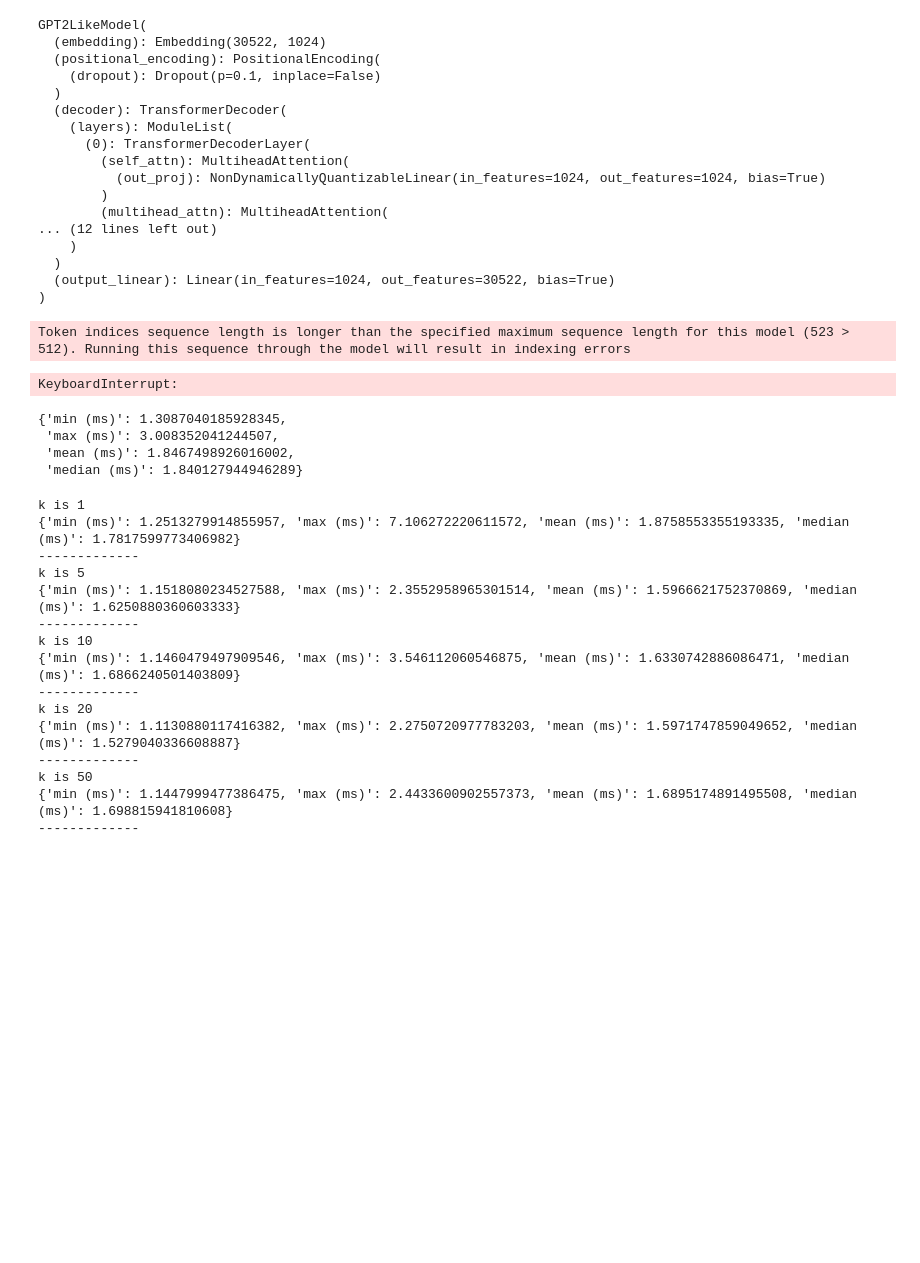
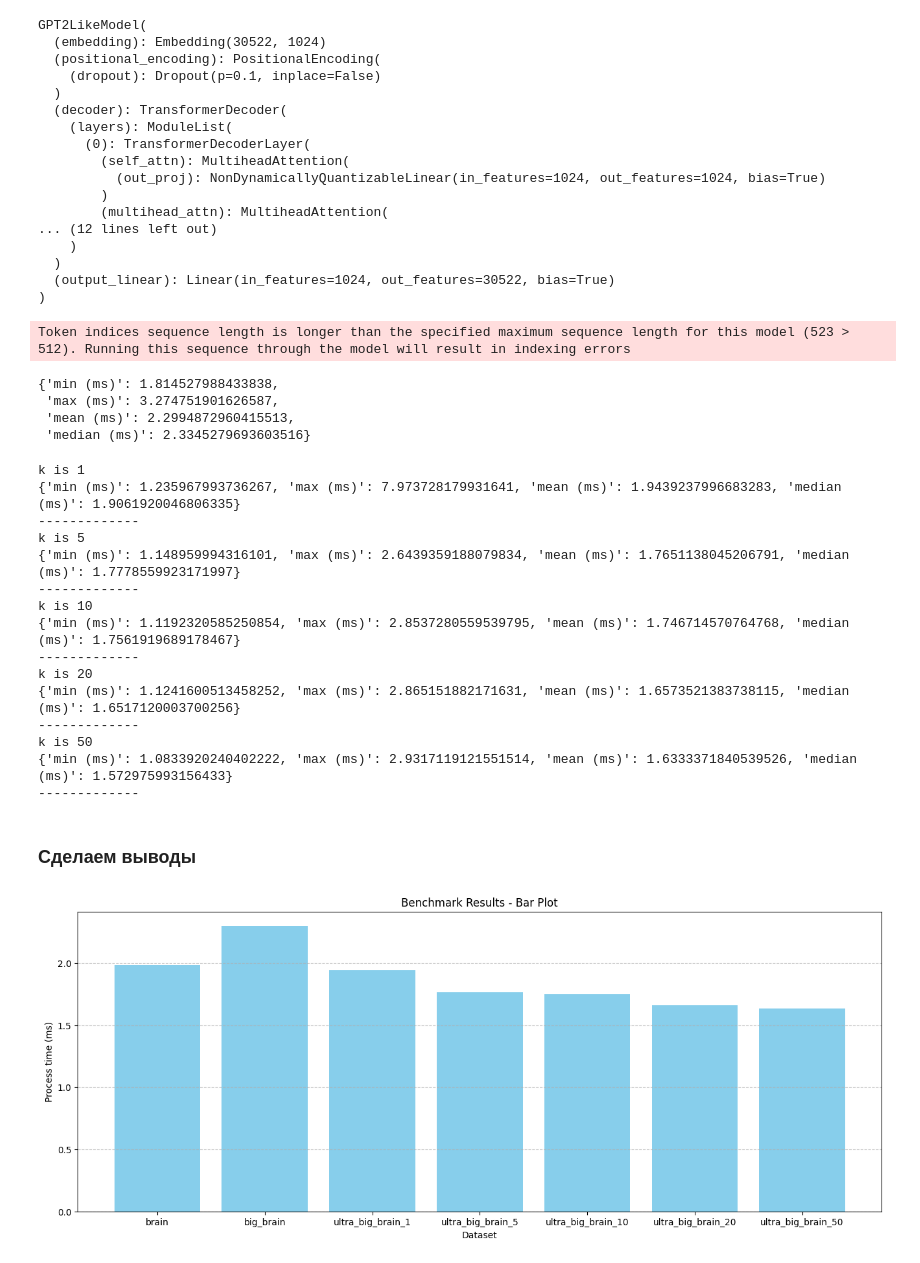
Before and after one commit to timka-byzov/efficient-dl-systems, a Jupyter notebook: week03_fast_pipelines/homework/task2/task.ipynb, the cells around one changed output. Drawn from its saved outputs; the diff is of its cells as text; code cells hidden in the pictures; blank space fills up the shorter version.

```diff
--- a/week03_fast_pipelines/homework/task2/task.ipynb
+++ b/week03_fast_pipelines/homework/task2/task.ipynb
@@ -75,6 +75,8 @@ def get_tokenizer():
 tokenizer = get_tokenizer()
 # %%
 import numpy as np
+
+stats = {}
 
 def compute_stats(times: np.ndarray):
     return {
@@ -120,10 +122,9 @@ from dataset import BrainDataset
 brain_dataset = BrainDataset(DATA_PATH, tokenizer, max_length=MAX_LENGTH)
 loader_brain = DataLoader(brain_dataset, batch_size=BATCH_SIZE, shuffle=True)
 
-compute_stats(run_epoch(loader_brain, model, device))
+stats["brain"] = compute_stats(run_epoch(loader_brain, model, device))
 # %% [output]
 Token indices sequence length is longer than the specified maximum sequence length for this model (523 > 512). Running this sequence through the model will result in indexing errors
-KeyboardInterrupt:
 # %%
 from dataset import BigBrainDataset, manual_collate_fn
 
@@ -131,12 +132,14 @@ from dataset import BigBrainDataset, manual_collate_fn
 big_brain_dataset = BigBrainDataset(DATA_PATH, tokenizer)
 loader_big_brain = DataLoader(big_brain_dataset, batch_size=BATCH_SIZE, shuffle=True, collate_fn=lambda b: manual_collate_fn(b, max_length=None))
 
-compute_stats(run_epoch(loader_big_brain, model, device))
+stats["big_brain"] = compute_stats(run_epoch(loader_big_brain, model, device))
+
+stats["big_brain"]
 # %% [output]
-{'min (ms)': 1.3087040185928345,
- 'max (ms)': 3.008352041244507,
- 'mean (ms)': 1.8467498926016002,
- 'median (ms)': 1.840127944946289}
+{'min (ms)': 1.814527988433838,
+ 'max (ms)': 3.274751901626587,
+ 'mean (ms)': 2.2994872960415513,
+ 'median (ms)': 2.3345279693603516}
 # %%
 from dataset import UltraBigBrainBatchSampler, UltraBigBrainDataset, manual_collate_fn
 
@@ -156,21 +159,22 @@ for k in (1, 5, 10, 20, 50):
         collate_fn=lambda b: manual_collate_fn(b, max_length=None)
     )
     print(f"k is {k}")
-    print(compute_stats(run_epoch(ultra_big_brain_loader, model, device)))
+    stats[f"ultra_big_brain_{k}"] = compute_stats(run_epoch(ultra_big_brain_loader, model, device))
+    print(stats[f"ultra_big_brain_{k}"])
     print("-------------")
 # %% [output]
 k is 1
-{'min (ms)': 1.2513279914855957, 'max (ms)': 7.106272220611572, 'mean (ms)': 1.8758553355193335, 'median (ms)': 1.7817599773406982}
+{'min (ms)': 1.235967993736267, 'max (ms)': 7.973728179931641, 'mean (ms)': 1.9439237996683283, 'median (ms)': 1.9061920046806335}
 -------------
 k is 5
-{'min (ms)': 1.1518080234527588, 'max (ms)': 2.3552958965301514, 'mean (ms)': 1.5966621752370869, 'median (ms)': 1.6250880360603333}
+{'min (ms)': 1.148959994316101, 'max (ms)': 2.6439359188079834, 'mean (ms)': 1.7651138045206791, 'median (ms)': 1.7778559923171997}
 -------------
 k is 10
-{'min (ms)': 1.1460479497909546, 'max (ms)': 3.546112060546875, 'mean (ms)': 1.6330742886086471, 'median (ms)': 1.6866240501403809}
+{'min (ms)': 1.1192320585250854, 'max (ms)': 2.8537280559539795, 'mean (ms)': 1.746714570764768, 'median (ms)': 1.7561919689178467}
 -------------
 k is 20
-{'min (ms)': 1.1130880117416382, 'max (ms)': 2.2750720977783203, 'mean (ms)': 1.5971747859049652, 'median (ms)': 1.5279040336608887}
+{'min (ms)': 1.1241600513458252, 'max (ms)': 2.865151882171631, 'mean (ms)': 1.6573521383738115, 'median (ms)': 1.6517120003700256}
 -------------
 k is 50
-{'min (ms)': 1.1447999477386475, 'max (ms)': 2.4433600902557373, 'mean (ms)': 1.6895174891495508, 'median (ms)': 1.698815941810608}
+{'min (ms)': 1.0833920240402222, 'max (ms)': 2.9317119121551514, 'mean (ms)': 1.6333371840539526, 'median (ms)': 1.572975993156433}
 -------------
@@ -187,0 +181,17 @@ k is 50
+# %% [markdown]
+### Сделаем выводы
+# %%
+import matplotlib.pyplot as plt
+import pandas as pd
+
+
+df = pd.DataFrame(list(stats.items()), columns=['Dataset', 'Value'])
+plt.figure(figsize=(16, 6))
+plt.bar(df['Dataset'], [experiment['mean (ms)'] for experiment in df['Value']], color='skyblue')
+plt.xlabel('Dataset')
+plt.ylabel('Process time (ms)')
+plt.title('Benchmark Results - Bar Plot')
+plt.grid(axis='y', linestyle='--', alpha=0.7)
+plt.show()
+# %% [output]
+[figure, added]
```
Also changed, not shown: parts of 3 cells of this notebook, 5 other files.
